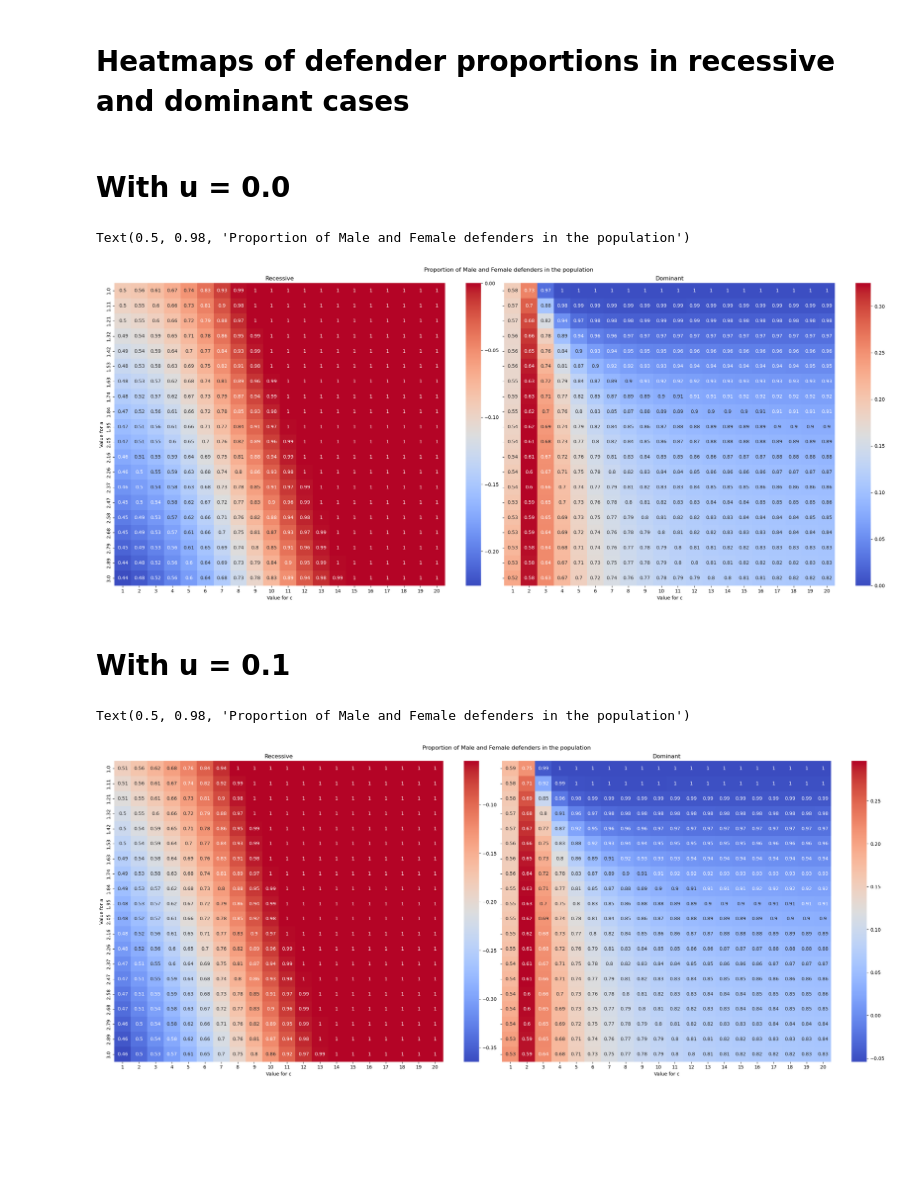
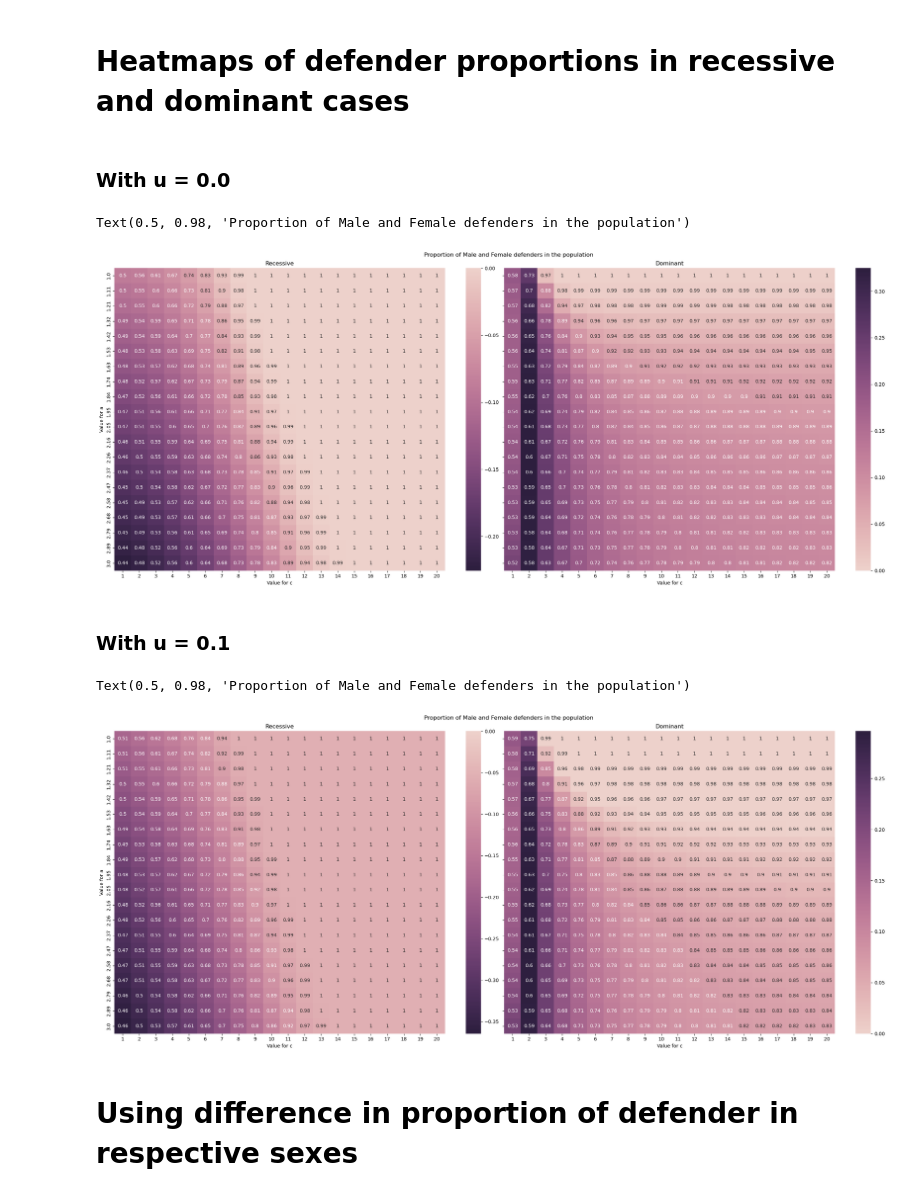
Before and after one commit to AbhayGupta115/PineSawflyModel, a Jupyter notebook: model.ipynb, the cells around one changed output. Drawn from its saved outputs; the diff is of its cells as text; code cells hidden in the pictures; blank space fills up the shorter version.

```diff
--- a/model.ipynb
+++ b/model.ipynb
@@ -39,7 +39,7 @@ P = {
 
     'C' : 20,                               #Number of eggs laid by non defender females
     'c' : 14,                               #Cost to females who defend (lower c = higher cost)
-    'a' : 5,                                #Advantage for non defender mails in mating rate
+    'a' : 2,                                #Adv for non defender males in mating rate
     'u' : 0.1,                              #Probability female stays unmated
     'r' : 0.1,                              #Sex ration (Prob of male larvae in a mating)
 }
@@ -225,7 +249,7 @@ param['pm'] = 0.1
 param['pf'] = 0.0
 
 param['c'] = 1
-param['a'] = 2
+param['a'] = 3
 
 param['u'] = 0.1
 param['r'] = (2 - param['u']) / 4
@@ -307,14 +331,14 @@ DOMINANT = False
 gentime = 50
 
 param = P.copy()
-param['pm'] = 0.1
+param['pm'] = 0.01
 param['pf'] = 0.0
 
-param['c'] = 10
-param['a'] = 2
+param['c'] = 20
+param['a'] = 2.89
 
 param['u'] = 0.1
-param['r'] = 0.47
+param['r'] = (2 - param['u']) / 4
 
 orgs = []
 
@@ -491,12 +515,12 @@ prop_data_rec = np.array([[data_rec[i][j][2] - data_rec[i][j][1] for j in range(
 plot_hm_rec = pd.DataFrame(data = prop_data_rec, columns = range_c, index = range_a)
 plot_anno_rec = pd.DataFrame(data = size_data_rec, columns = range_c, index = range_a)
 # %% [markdown]
-# With u = 0.0
+### With u = 0.0
 # %%
 #Recessive
 fig, (ax_rec, ax_dom) = plt.subplots(nrows = 1, ncols = 2, figsize = (24,10), sharey = True, layout = 'tight')
-sns.heatmap(plot_hm_rec, annot=plot_anno_rec, cmap = sns.color_palette("coolwarm", as_cmap=True), ax = ax_rec)
-sns.heatmap(plot_hm_dom, annot=plot_anno_dom, cmap = sns.color_palette("coolwarm", as_cmap=True),vmin = 0, ax = ax_dom)
+sns.heatmap(plot_hm_rec, annot=plot_anno_rec, cmap = sns.cubehelix_palette(reverse = True, as_cmap=True), vmax = 0, ax = ax_rec)
+sns.heatmap(plot_hm_dom, annot=plot_anno_dom, cmap = sns.cubehelix_palette(as_cmap=True), vmin = 0, ax = ax_dom)
 
 ax_rec.set_title('Recessive')
 ax_dom.set_title('Dominant')
@@ -509,24 +533,26 @@ ax_rec.set_ylabel('Value for a')
 fig.suptitle('Proportion of Male and Female defenders in the population')
 # %% [output]
 Text(0.5, 0.98, 'Proportion of Male and Female defenders in the population')
-[figure, old version]
+[figure, new version]
 # %% [markdown]
-# With u = 0.1
+### With u = 0.1
 # %%
 #Recessive
 fig, (ax_rec, ax_dom) = plt.subplots(nrows = 1, ncols = 2, figsize = (24,10), sharey = True, layout = 'tight')
-sns.heatmap(plot_hm_rec, annot=plot_anno_rec, cmap = sns.color_palette("coolwarm", as_cmap=True), ax = ax_rec)
-sns.heatmap(plot_hm_dom, annot=plot_anno_dom, cmap = sns.color_palette("coolwarm", as_cmap=True), ax = ax_dom)
+sns.heatmap(plot_hm_rec, annot=plot_anno_rec, cmap = sns.cubehelix_palette(reverse = True, as_cmap=True), vmax = 0, ax = ax_rec)
+sns.heatmap(plot_hm_dom, annot=plot_anno_dom, cmap = sns.cubehelix_palette(as_cmap=True), vmin = 0, ax = ax_dom)
 
 ax_rec.set_title('Recessive')
 ax_dom.set_title('Dominant')
 
 ax_rec.set_xlabel('Value for c')
 ax_dom.set_xlabel('Value for c')
 
 ax_rec.set_ylabel('Value for a')
 
 fig.suptitle('Proportion of Male and Female defenders in the population')
 # %% [output]
 Text(0.5, 0.98, 'Proportion of Male and Female defenders in the population')
-[figure, old version]
+[figure, new version]
+# %% [markdown]
+# Using difference in proportion of defender in respective sexes
```
Also changed, not shown: parts of 8 cells of this notebook, 1 other file.
